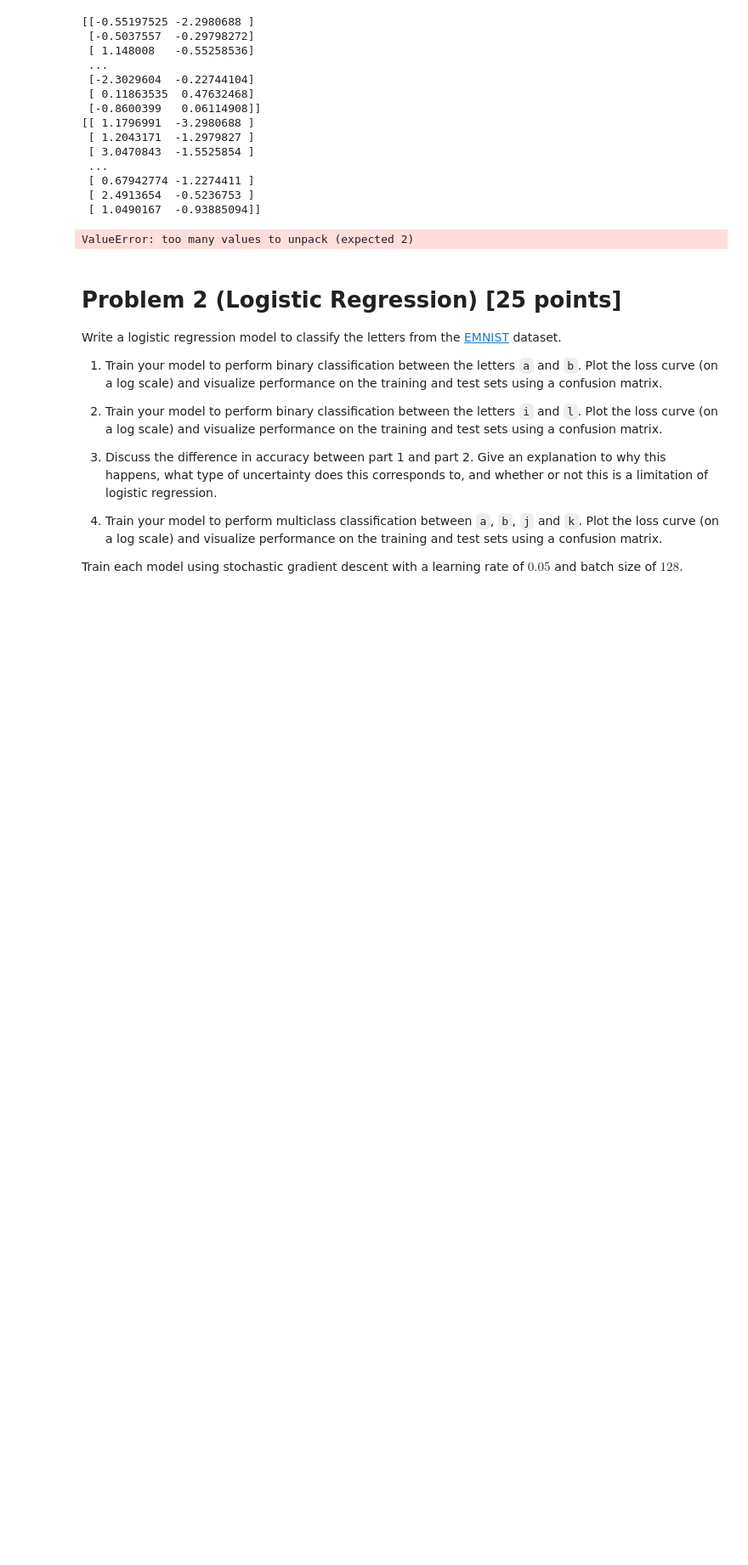
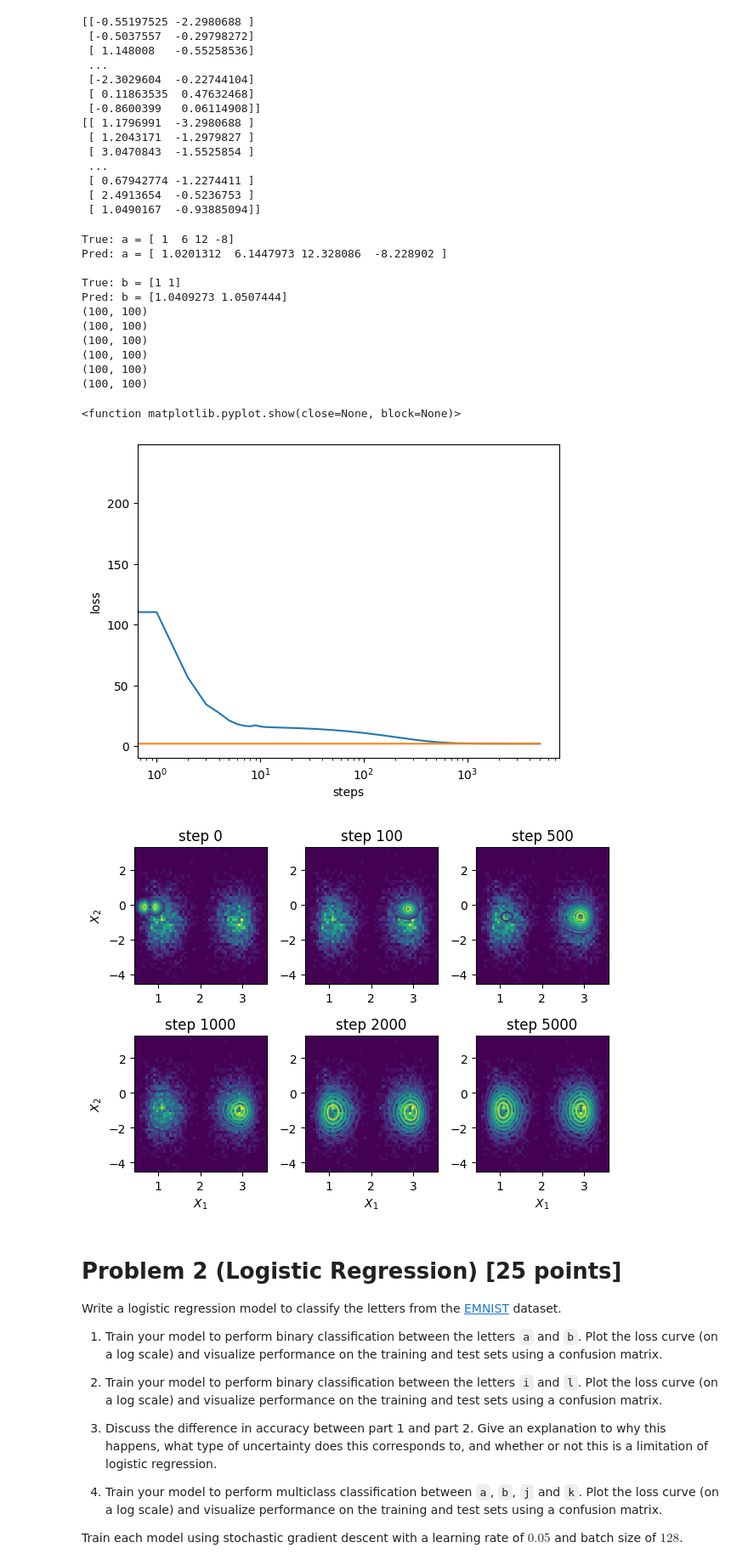
Before and after one commit to cnagata2002/ENM5310, a Jupyter notebook: HW/HW1/coding_assignment1_helper.ipynb, the cells around one changed output. Shown at 85% size. Cells and saved outputs as stored; diff of their text form; code cells hidden in the pictures; blank space fills up the shorter version.

```diff
--- a/HW/HW1/coding_assignment1_helper.ipynb
+++ b/HW/HW1/coding_assignment1_helper.ipynb
@@ -94,7 +96,7 @@ def step(params, batch, lr):
     return params, loss
     # raise NotImplementedError("TODO: implement/fill in")
 # %%
-key1, key2 = random.split(init_key, 4)
+key1, key2 = random.split(init_key, 2)
 params = a_true + 1.5 * random.normal(key1, (4,)), b_true + 1.5 * random.normal(key2, (2,))
 
 losses = []
@@ -111,14 +113,67 @@ for epoch in tqdm(range(epochs)):
     a_pred, b_pred = params
     a_preds.append(a_pred)
     b_preds.append(b_pred)
-# %% [output]
-ValueError: too many values to unpack (expected 2)
 # %%
 print("True: a =", a_true)
 print("Pred: a =", a_pred, "\n")
 
 print("True: b =", b_true)
 print("Pred: b =", b_pred)
+
+fig1, ax1 = plt.subplots()
+ax1.plot(range(len(losses)),losses,label = "loss curve")
+true_loss = loss_fn((a_true,b_true),x)
+ax1.plot(range(len(losses)),jnp.full_like(jnp.array(losses),true_loss),label = "true loss")
+ax1.set_xscale('log')
+ax1.set_xlabel("steps")
+ax1.set_ylabel("loss")
+
+
+x1 = jnp.linspace(-4,4,100)
+x2 = jnp.linspace(-4,4,100)
+x1_contour, x2_contour = jnp.meshgrid(x1,x2)
+
+step_plots = [0,100,500,1000,2000,5000]
+
+fig2, ax2 = plt.subplots(2,3)
+for i in range(6):
+    row = i//3
+    col = i%3
+    a_pred = a_preds[step_plots[i]]
+    b_pred = b_preds[step_plots[i]]
+
+    ax2[row,col].hist2d(x[:,0],x[:,1],bins=50)
+
+    z1 = a_pred[0]*x1_contour**3 - a_pred[1]*x1_contour**2 + a_pred[2]*x1_contour + a_pred[3]
+    z2 = b_pred[0]*x2_contour + b_pred[1]
+
+    p_z = 1/2*jnp.pi * jnp.exp(-1/2*(z1**2 + z2**2))
+    J_g = jnp.abs(b_pred[0]*(3*a_pred[0]*x1_contour**2 - 2*a_pred[1]*x1_contour + a_pred[2]))
+
+    p_x = p_z * J_g
+    print(p_x.shape)
+    ax2[row,col].contour(x1_contour,x2_contour,p_x)
+    ax2[row,col].set_title(f"step {step_plots[i]}")
+
+plt.setp(ax2[-1, :], xlabel=r"$X_1$")
+plt.setp(ax2[:, 0], ylabel = r"$X_2$")
+plt.tight_layout()
+plt.show
+# %% [output]
+True: a = [ 1  6 12 -8]
+Pred: a = [ 1.0201312  6.1447973 12.328086  -8.228902 ]
+
+True: b = [1 1]
+Pred: b = [1.0409273 1.0507444]
+(100, 100)
+(100, 100)
+(100, 100)
+(100, 100)
+(100, 100)
+(100, 100)
+<function matplotlib.pyplot.show(close=None, block=None)>
+[figure, added]
+[figure, added]
 # %% [markdown]
 # Problem 2 (Logistic Regression) [25 points]
 
```
Also changed, not shown: parts of 1 cell of this notebook.
